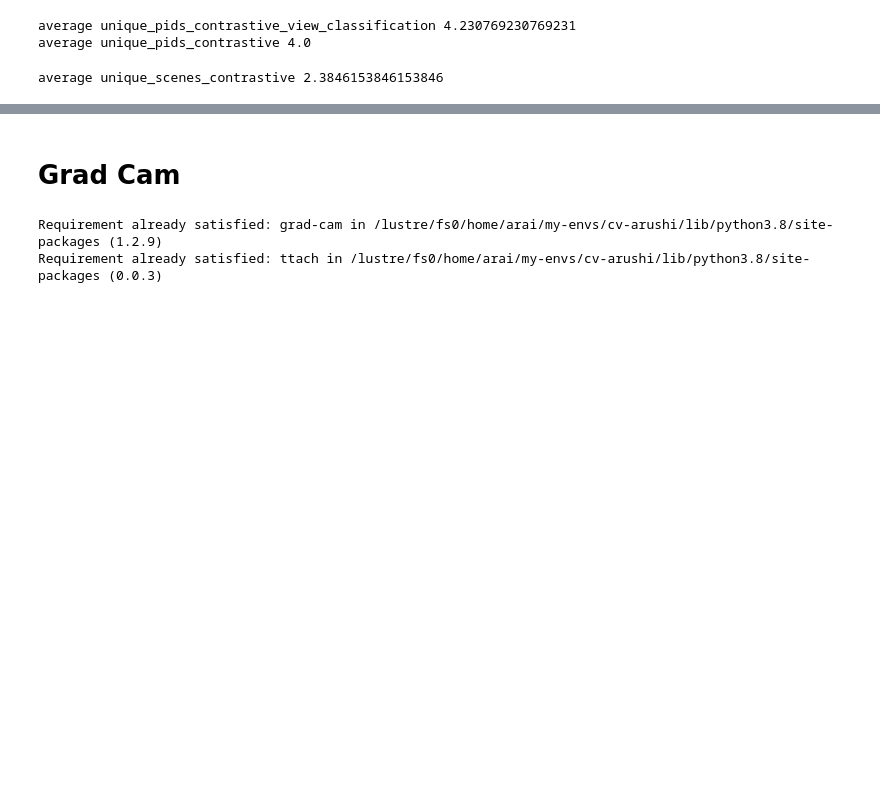
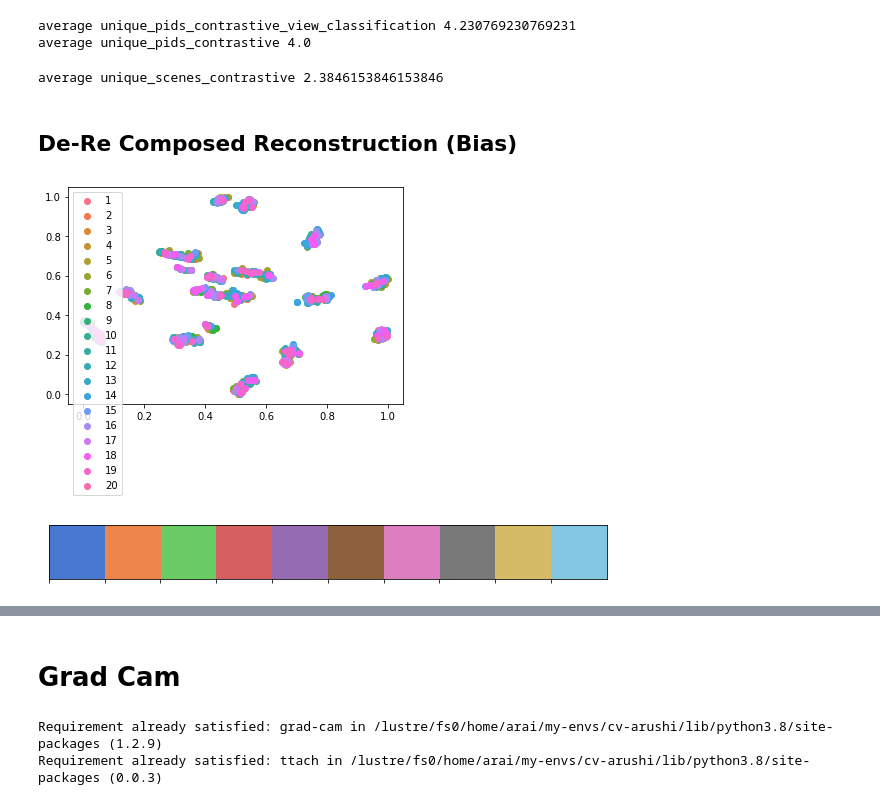
Before and after one commit to arushirai1/contrastive-multiview-action-recognition, a Jupyter notebook: tsne_visualizations.ipynb, the cells around one changed output, grey strips where cells are left out. Drawn from its saved outputs; the diff is of its cells as text; code cells hidden in the pictures; blank space fills up the shorter version.

Commit message:
More dere viz

```diff
--- a/tsne_visualizations.ipynb
+++ b/tsne_visualizations.ipynb
@@ -56,10 +56,13 @@ def build_mlp(in_features, repr_size):
 
     return nn.Sequential(hidden, nn.ReLU(), output_layer)
 
-def get_base_model(exp_name, contrastive, pre_fine_tuning, view_classification=False):
+def get_base_model(exp_name, contrastive, pre_fine_tuning, view_classification=False, dere=False):
     if contrastive:
         if view_classification:
             base_model = contrastive_model.ContrastiveDecoderModelWithViewClassification(_init_backbone, 128, False, joint_training=False, varA=False)
+        elif dere:
+            base_model = contrastive_model.ContrastiveDeRecompositionModel(_init_backbone, 128)
+
         else:
             base_model = contrastive_model.ContrastiveModel(_init_backbone, repr_size=128, visualizations=pre_fine_tuning)
             if not pre_fine_tuning:
@@ -135,7 +138,7 @@ class NTUARD_MetaData:
         self.pid=pid
         self.rid=rid
         self.view=view
-def get_tsne_representations(base_model, sampled_targets, test_dataset):
+def get_tsne_representations(base_model, sampled_targets, test_dataset, get_bias_repr=False):
     base_model.fc = None
     base_model.eval_mode = None
     base_model.cuda()
@@ -151,10 +154,17 @@ def get_tsne_representations(base_model, sampled_targets, test_dataset):
         meta_data.append(NTUARD_MetaData(scene, action, pid, rid, int(view)))
         respective_targets.append(target)
         with torch.no_grad():
+            base_model.eval_mode=True
             output = base_model(data.cuda())
             if len(output) == 4:
                 compressed_repr, generated_output, contrastive_repr, view_classification = output
                 output = contrastive_repr
+            elif len(output) == 2:
+                contrastive_repr, bias_repr = output
+                if get_bias_repr:
+                    output = bias_repr
+                else:
+                    output = contrastive_repr
 
             representations.append(output.squeeze().cpu().numpy())
     representations = np.array(representations)
@@ -443,3 +453,33 @@ unique_scenes_contrastive = get_unique_per_cluster(lambda cluster_label: [m.scen
 print("average unique_scenes_contrastive", unique_scenes_contrastive)
 # %% [output]
 average unique_scenes_contrastive 2.3846153846153846
+# %% [markdown]
+## De-Re Composed Reconstruction (Bias)
+# %%
+### PARAMS ####
+contrastive = True
+pre_fine_tuning = True
+view_classification = False
+dere = True
+get_bias = True
+#exp_name = 'cv_same_timepoint_eval_single_clip_100contrastive_endpoint_A_finetune_TrueFalse'
+#exp_name = 'cross_view_contrastive_same_timepointresnet3D1832128_False_clips_1_lr_0.02augmentFalse'
+#exp_name = 'supervised_CV_10resnet3D181616_False_clips_1_gru_False_CS_False'
+exp_name = 'cross_view_dere_contrastive_resnet3D183264_False_clips_1_lr_0.002augmentFalse'
+### PARAMS FOR VISUALIZATION ###
+view_only_viz = False
+number_samples = 50
+num_limited_targets = 20
+
+#compressed_repr, generated_output, contrastive_repr, view_classification
+# %%
+base_model = get_base_model(exp_name, contrastive, pre_fine_tuning, view_classification, dere)
+
+train_dataset, test_dataset = get_ntuard('Data', num_clips=1, cross_subject=False)
+sampled_targets, itemize_index_by_target = get_sampled_targets(test_dataset, number_samples)
+
+tsne, respective_targets, meta_data = get_tsne_representations(base_model, sampled_targets, test_dataset, get_bias)
+get_visualizations(tsne, num_limited_targets, respective_targets)
+# %% [output]
+[figure, added]
+[figure, added]
```
Also changed, not shown: parts of 13 cells of this notebook.
